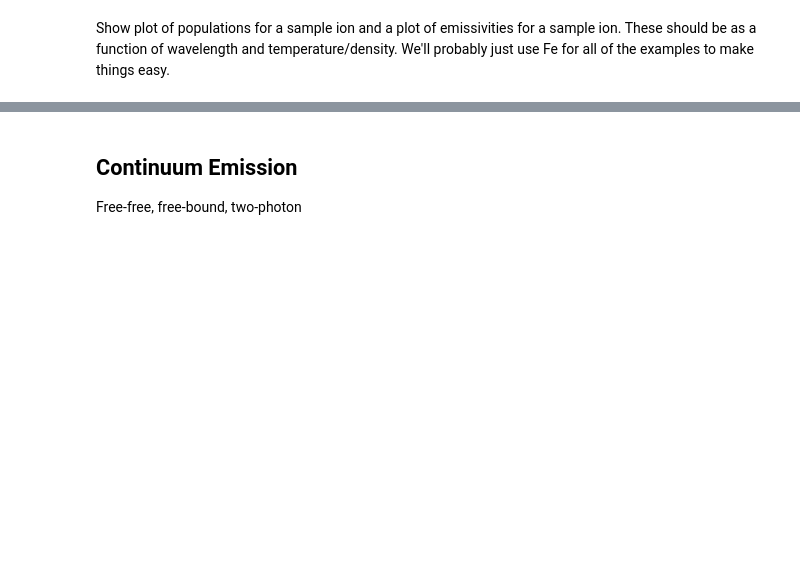
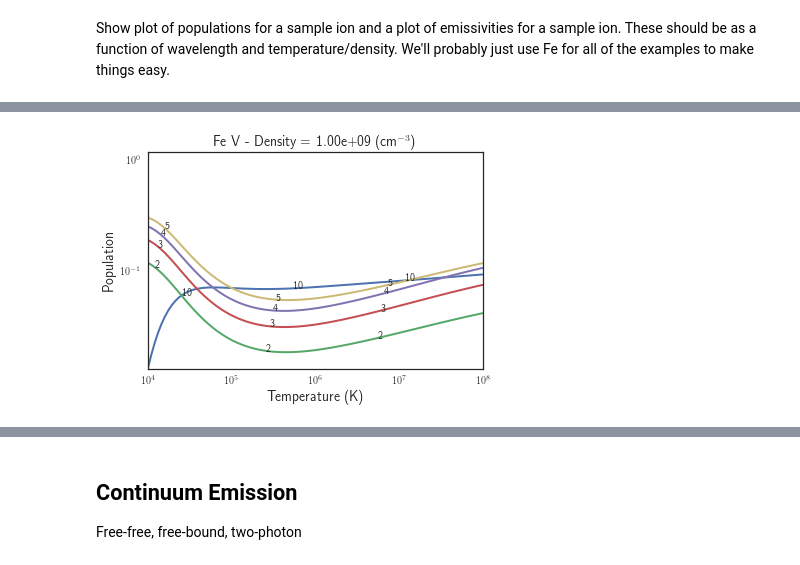
Before and after one commit to wtbarnes/chiantipy-talk-scipy-2017, a Jupyter notebook: paper/build_proceedings_figures.ipynb, the cells around one changed output, grey strips where cells are left out. Saved outputs shown, nothing was run; the diff lists cells and outputs as text; code cells hidden in the pictures; blank space fills up the shorter version.

```diff
--- a/paper/build_proceedings_figures.ipynb
+++ b/paper/build_proceedings_figures.ipynb
@@ -137,0 +174,4 @@ Show plot of populations for a sample ion and a plot of emissivities for a sampl
+# %%
+fe_ion.popPlot(top=5)
+# %% [output]
+[figure, added]
```
Also changed, not shown: parts of 37 cells of this notebook.
